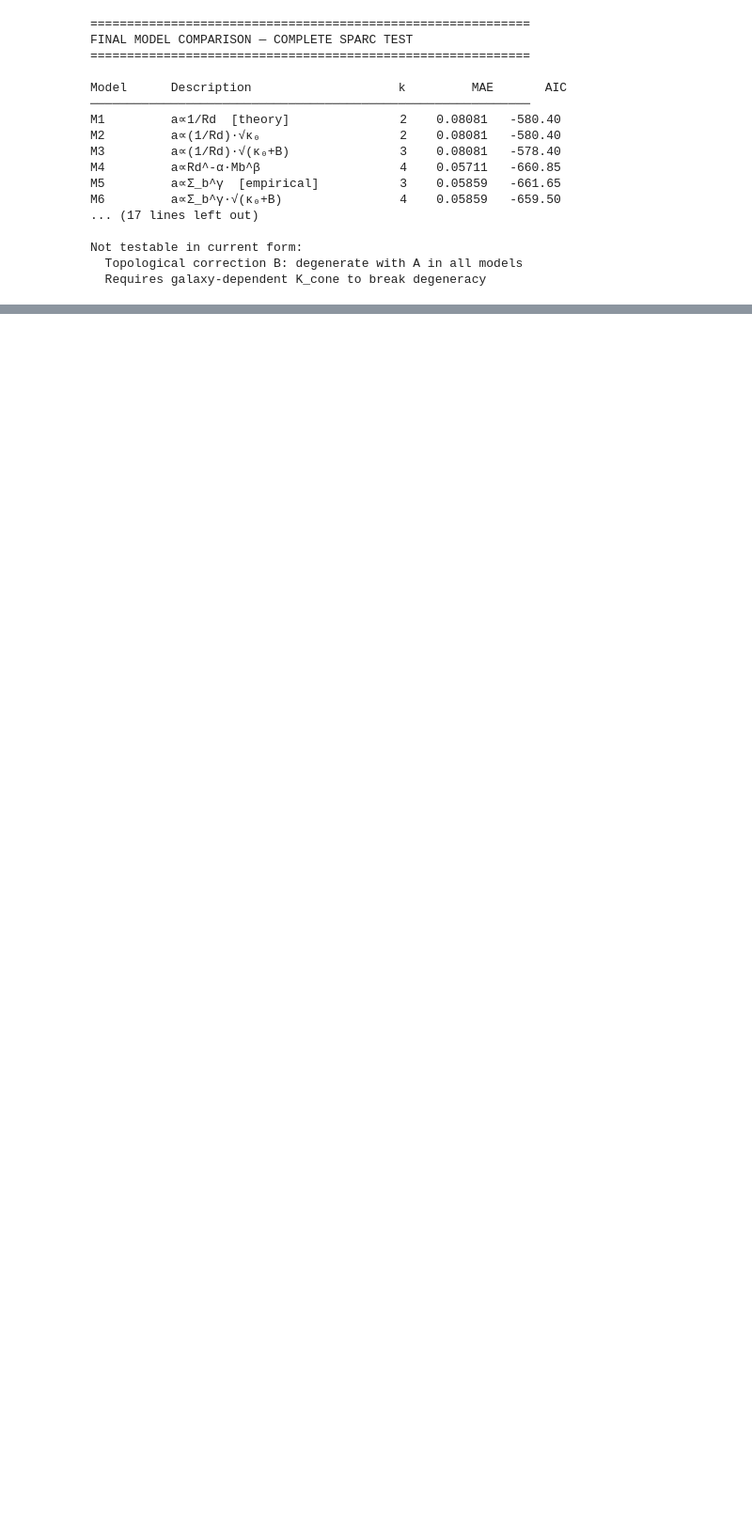
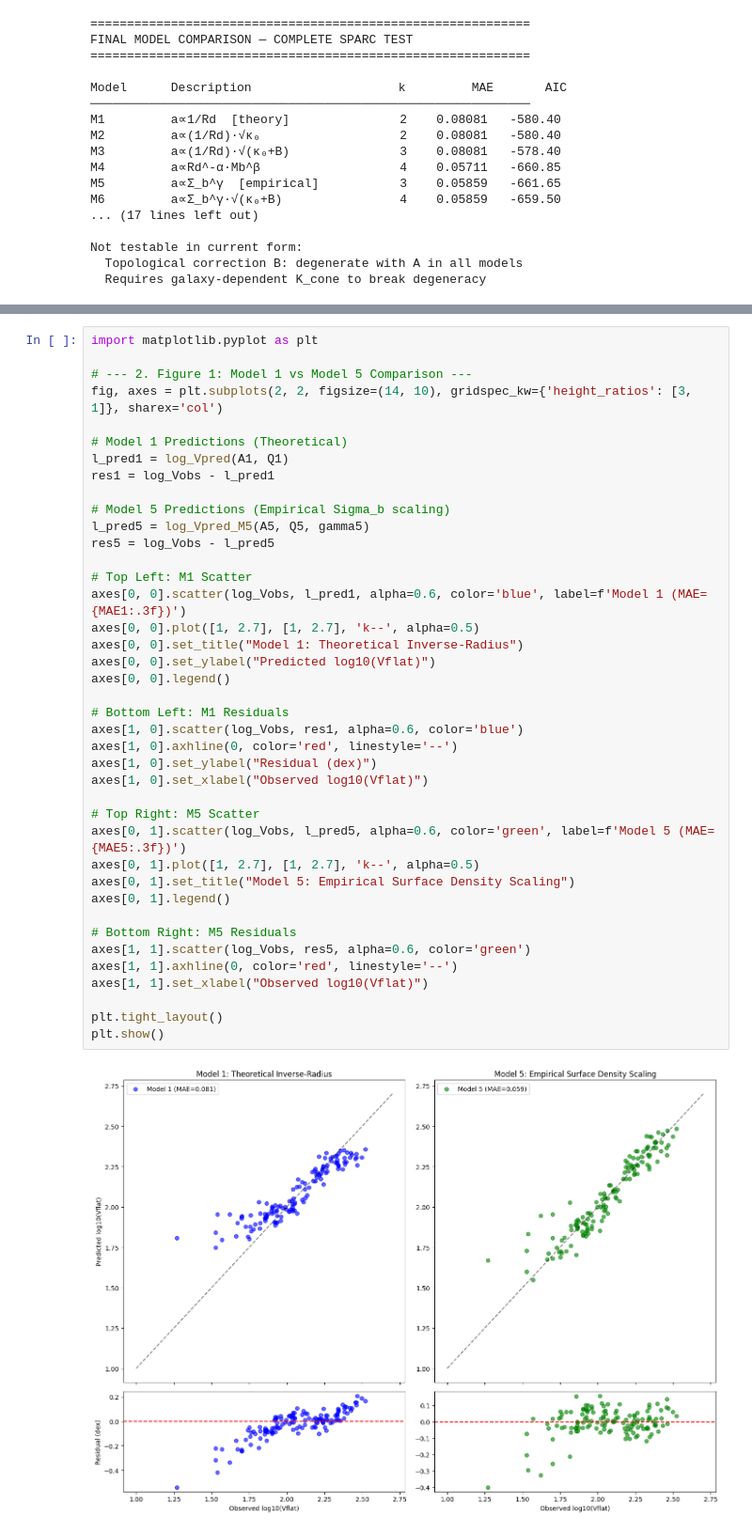
Before and after one commit to kawastony/Quantum_Gravity, a Jupyter notebook: Paper_24_tests.ipynb, the cells around one changed output, grey strips where cells are left out. Shown at 94% size. Drawn from its saved outputs; the diff is of its cells as text; blank space fills up the shorter version.

```diff
--- a/Paper_24_tests.ipynb
+++ b/Paper_24_tests.ipynb
@@ -1497,0 +1522,42 @@ Not testable in current form:
+# %%
+import matplotlib.pyplot as plt
+
+# --- 2. Figure 1: Model 1 vs Model 5 Comparison ---
+fig, axes = plt.subplots(2, 2, figsize=(14, 10), gridspec_kw={'height_ratios': [3, 1]}, sharex='col')
+
+# Model 1 Predictions (Theoretical)
+l_pred1 = log_Vpred(A1, Q1)
+res1 = log_Vobs - l_pred1
+
+# Model 5 Predictions (Empirical Sigma_b scaling)
+l_pred5 = log_Vpred_M5(A5, Q5, gamma5)
+res5 = log_Vobs - l_pred5
+
+# Top Left: M1 Scatter
+axes[0, 0].scatter(log_Vobs, l_pred1, alpha=0.6, color='blue', label=f'Model 1 (MAE={MAE1:.3f})')
+axes[0, 0].plot([1, 2.7], [1, 2.7], 'k--', alpha=0.5)
+axes[0, 0].set_title("Model 1: Theoretical Inverse-Radius")
+axes[0, 0].set_ylabel("Predicted log10(Vflat)")
+axes[0, 0].legend()
+
+# Bottom Left: M1 Residuals
+axes[1, 0].scatter(log_Vobs, res1, alpha=0.6, color='blue')
+axes[1, 0].axhline(0, color='red', linestyle='--')
+axes[1, 0].set_ylabel("Residual (dex)")
+axes[1, 0].set_xlabel("Observed log10(Vflat)")
+
+# Top Right: M5 Scatter
+axes[0, 1].scatter(log_Vobs, l_pred5, alpha=0.6, color='green', label=f'Model 5 (MAE={MAE5:.3f})')
+axes[0, 1].plot([1, 2.7], [1, 2.7], 'k--', alpha=0.5)
+axes[0, 1].set_title("Model 5: Empirical Surface Density Scaling")
+axes[0, 1].legend()
+
+# Bottom Right: M5 Residuals
+axes[1, 1].scatter(log_Vobs, res5, alpha=0.6, color='green')
+axes[1, 1].axhline(0, color='red', linestyle='--')
+axes[1, 1].set_xlabel("Observed log10(Vflat)")
+
+plt.tight_layout()
+plt.show()
+# %% [output]
+[figure, added]
```
Also changed, not shown: parts of 7 cells of this notebook.
